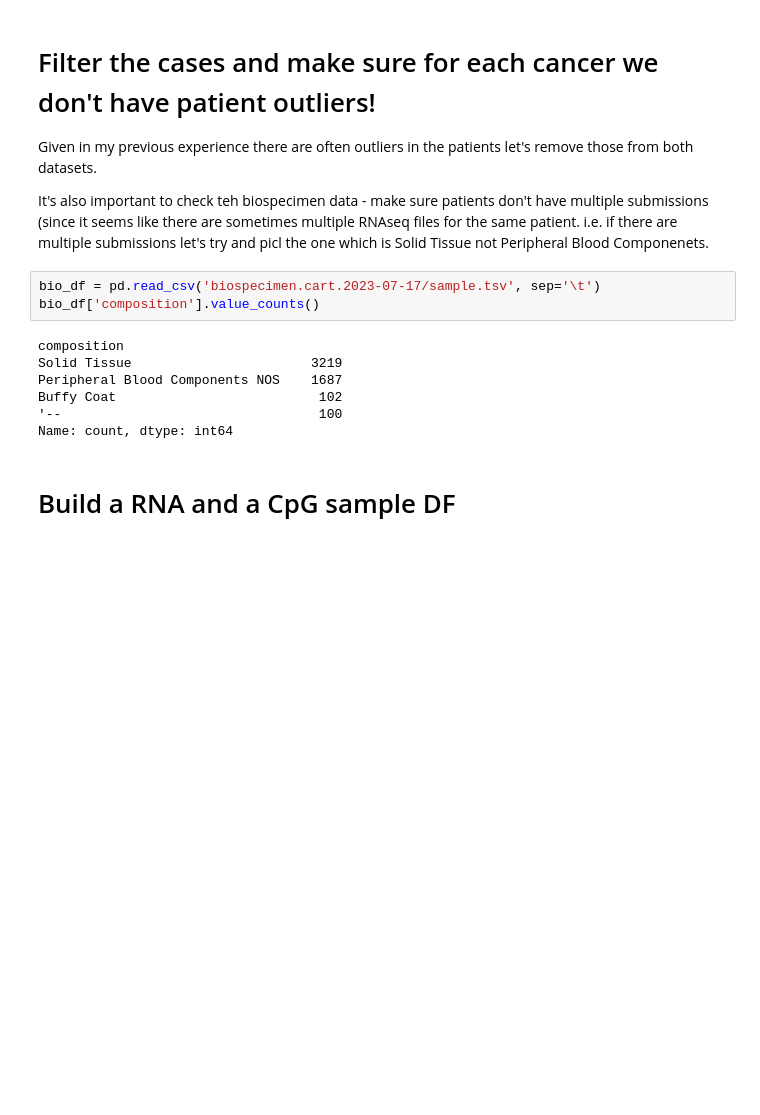
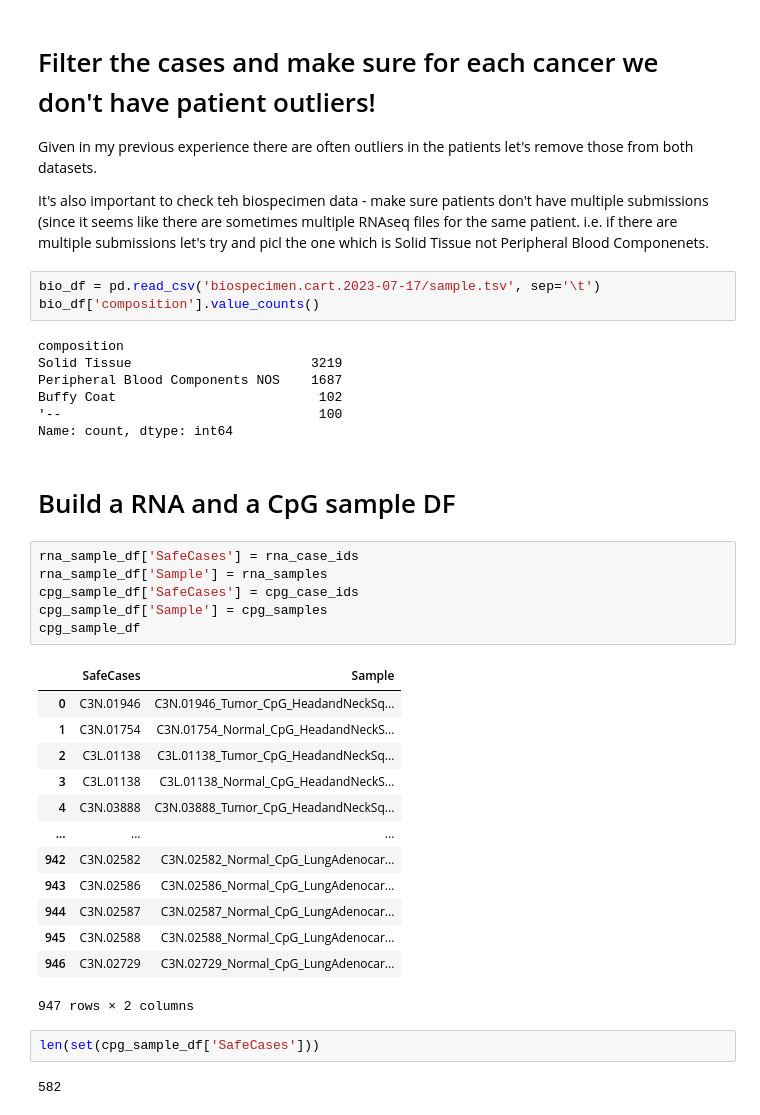
Before and after one commit to ArianeMora/public_cancer_data, a Jupyter notebook: datasets/CPTAC3/input_data/TCGA_RNA_DNAMethylation_ALL/Download.ipynb, the cells around one changed output. Cells and saved outputs as stored; diff of their text form; blank space fills up the shorter version.

```diff
--- a/datasets/CPTAC3/input_data/TCGA_RNA_DNAMethylation_ALL/Download.ipynb
+++ b/datasets/CPTAC3/input_data/TCGA_RNA_DNAMethylation_ALL/Download.ipynb
@@ -868,5 +872,29 @@ Buffy Coat                          102
 Name: count, dtype: int64
 # %% [markdown]
 # Build a RNA and a CpG sample DF
+# %%
+rna_sample_df['SafeCases'] = rna_case_ids
+rna_sample_df['Sample'] = rna_samples
+cpg_sample_df['SafeCases'] = cpg_case_ids
+cpg_sample_df['Sample'] = cpg_samples
+cpg_sample_df
+# %% [output]
+|  | SafeCases | Sample |
+| 0 | C3N.01946 | C3N.01946_Tumor_CpG_HeadandNeckSq... |
+| 1 | C3N.01754 | C3N.01754_Normal_CpG_HeadandNeckS... |
+| 2 | C3L.01138 | C3L.01138_Tumor_CpG_HeadandNeckSq... |
+| 3 | C3L.01138 | C3L.01138_Normal_CpG_HeadandNeckS... |
+| 4 | C3N.03888 | C3N.03888_Tumor_CpG_HeadandNeckSq... |
+| ... | ... | ... |
+| 942 | C3N.02582 | C3N.02582_Normal_CpG_LungAdenocar... |
+| 943 | C3N.02586 | C3N.02586_Normal_CpG_LungAdenocar... |
+| 944 | C3N.02587 | C3N.02587_Normal_CpG_LungAdenocar... |
+| 945 | C3N.02588 | C3N.02588_Normal_CpG_LungAdenocar... |
+| 946 | C3N.02729 | C3N.02729_Normal_CpG_LungAdenocar... |
+947 rows × 2 columns
+# %%
+len(set(cpg_sample_df['SafeCases']))
+# %% [output]
+582
 # %%
 len(set(bio_df['sample_id'].values))
```
Also changed, not shown: parts of 4 cells of this notebook.
